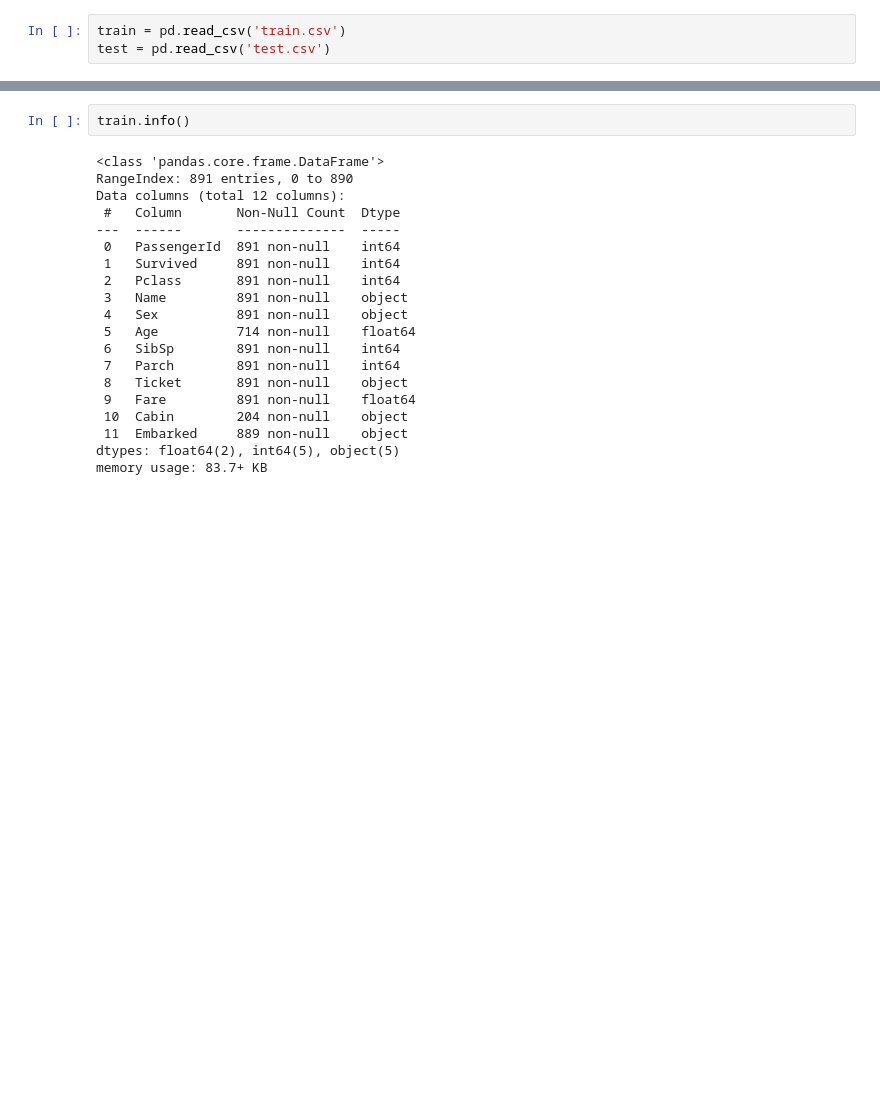
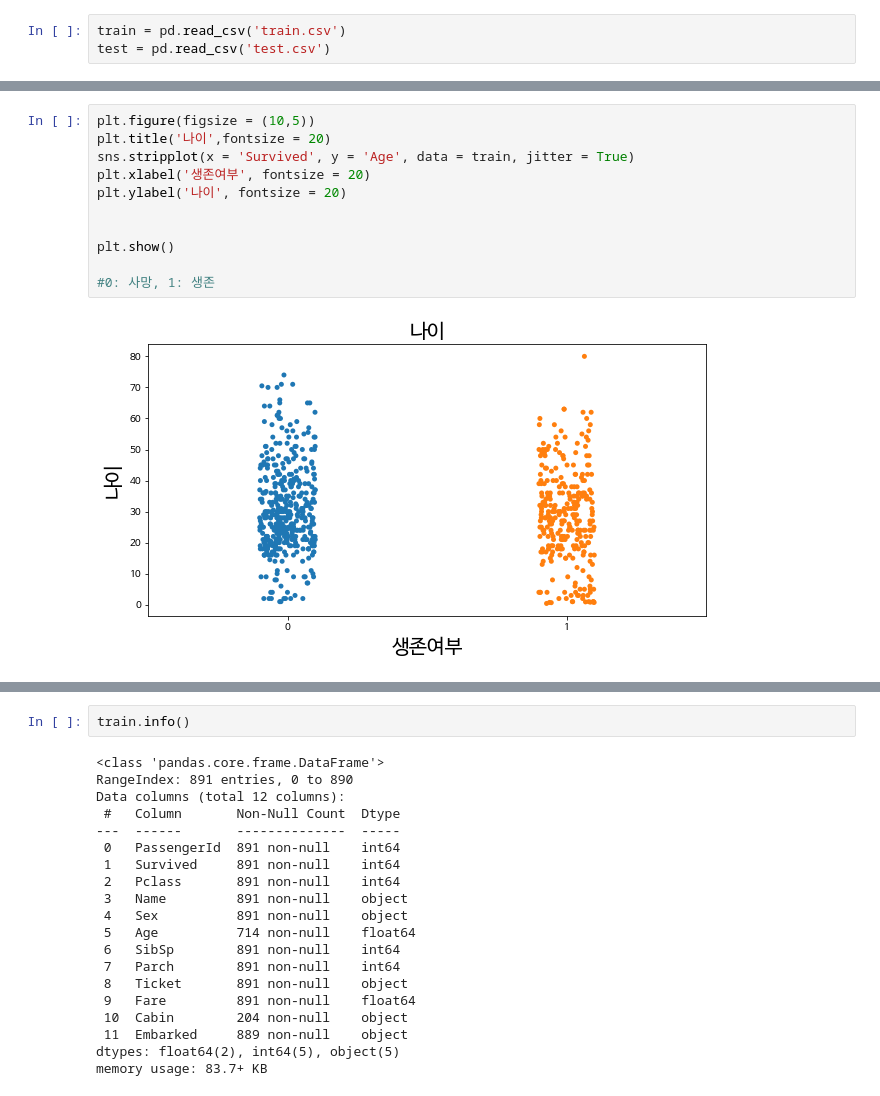
Before and after one commit to ovozzx/-Machine_Learning, a Jupyter notebook: [Dacon]Titanic_Survivor_Prediction.ipynb, the cells around one changed output, grey strips where cells are left out. Saved outputs shown, nothing was run; the diff lists cells and outputs as text; blank space fills up the shorter version.

```diff
--- a/[Dacon]Titanic_Survivor_Prediction.ipynb
+++ b/[Dacon]Titanic_Survivor_Prediction.ipynb
@@ -81,0 +174,13 @@ train.tail()
+# %%
+plt.figure(figsize = (10,5))
+plt.title('나이',fontsize = 20)
+sns.stripplot(x = 'Survived', y = 'Age', data = train, jitter = True)
+plt.xlabel('생존여부', fontsize = 20)
+plt.ylabel('나이', fontsize = 20)
+
+
+plt.show()
+
+#0: 사망, 1: 생존
+# %% [output]
+[figure, added]
```
Also changed, not shown: parts of 56 cells of this notebook.
